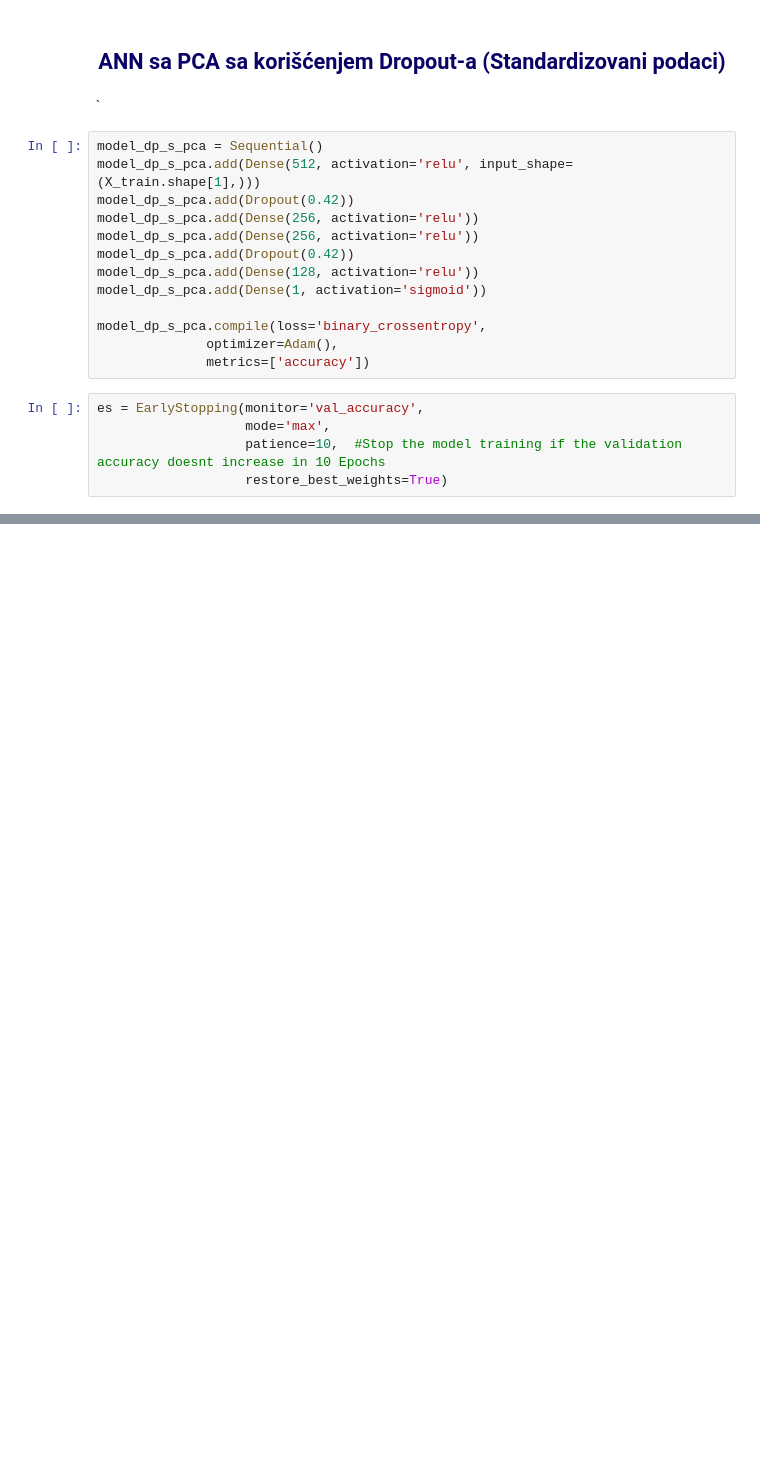
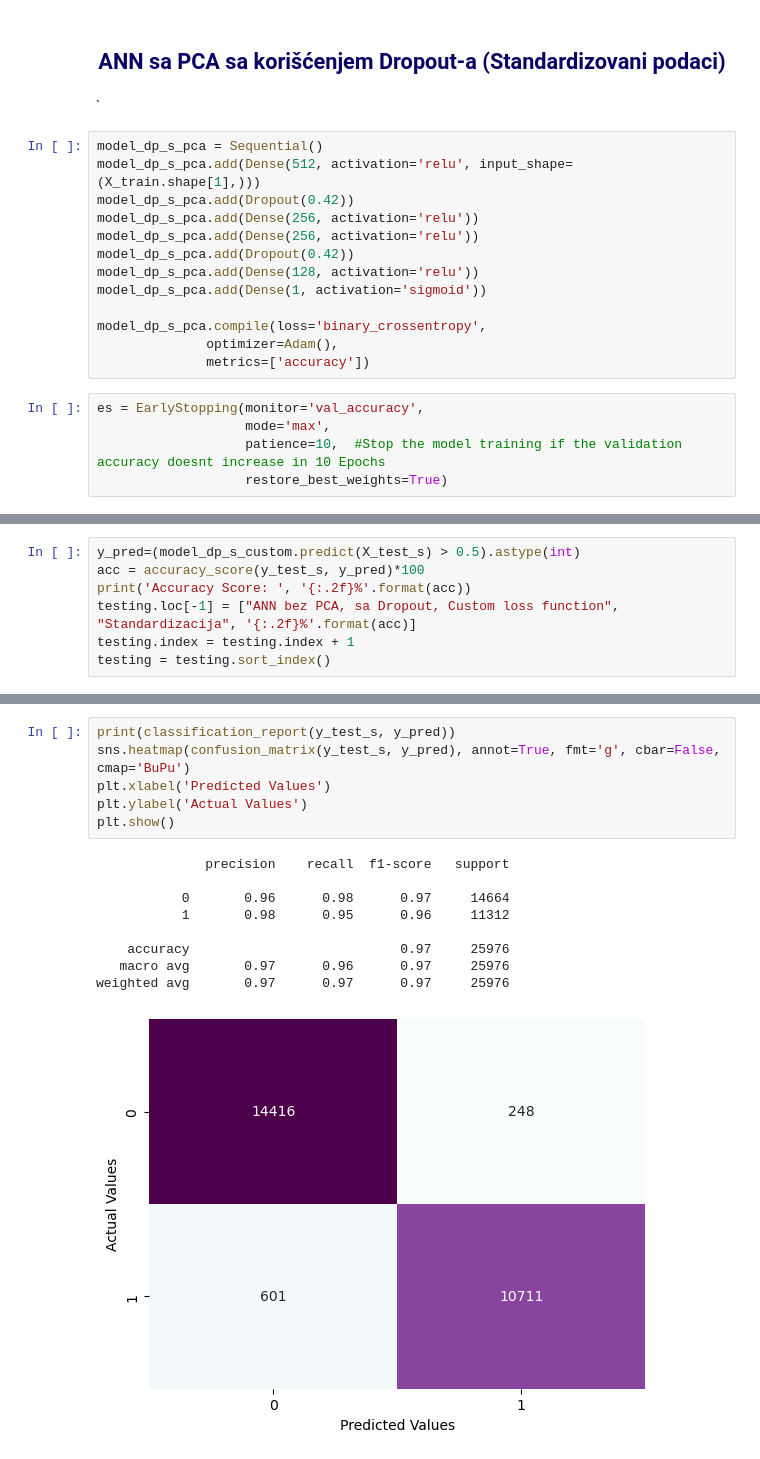
Before and after one commit to StevanGrujic/ML_Projekat3, a Jupyter notebook: airline-passenger-satisfaction.ipynb, the cells around one changed output, grey strips where cells are left out. Drawn from its saved outputs; the diff is of its cells as text; blank space fills up the shorter version.

```diff
--- a/airline-passenger-satisfaction.ipynb
+++ b/airline-passenger-satisfaction.ipynb
@@ -1230,0 +1336,7 @@ testing
+# %%
+y_pred=(model_dp_s_custom.predict(X_test_s) > 0.5).astype(int)
+acc = accuracy_score(y_test_s, y_pred)*100
+print('Accuracy Score: ', '{:.2f}%'.format(acc))
+testing.loc[-1] = ["ANN bez PCA, sa Dropout, Custom loss function", "Standardizacija", '{:.2f}%'.format(acc)]
+testing.index = testing.index + 1
+testing = testing.sort_index()
@@ -1230,0 +1346,16 @@ testing
+# %%
+print(classification_report(y_test_s, y_pred))
+sns.heatmap(confusion_matrix(y_test_s, y_pred), annot=True, fmt='g', cbar=False, cmap='BuPu')
+plt.xlabel('Predicted Values')
+plt.ylabel('Actual Values')
+plt.show()
+# %% [output]
+              precision    recall  f1-score   support
+
+           0       0.96      0.98      0.97     14664
+           1       0.98      0.95      0.96     11312
+
+    accuracy                           0.97     25976
+   macro avg       0.97      0.96      0.97     25976
+weighted avg       0.97      0.97      0.97     25976
+[figure, added]
```
Also changed, not shown: parts of 39 cells of this notebook.
